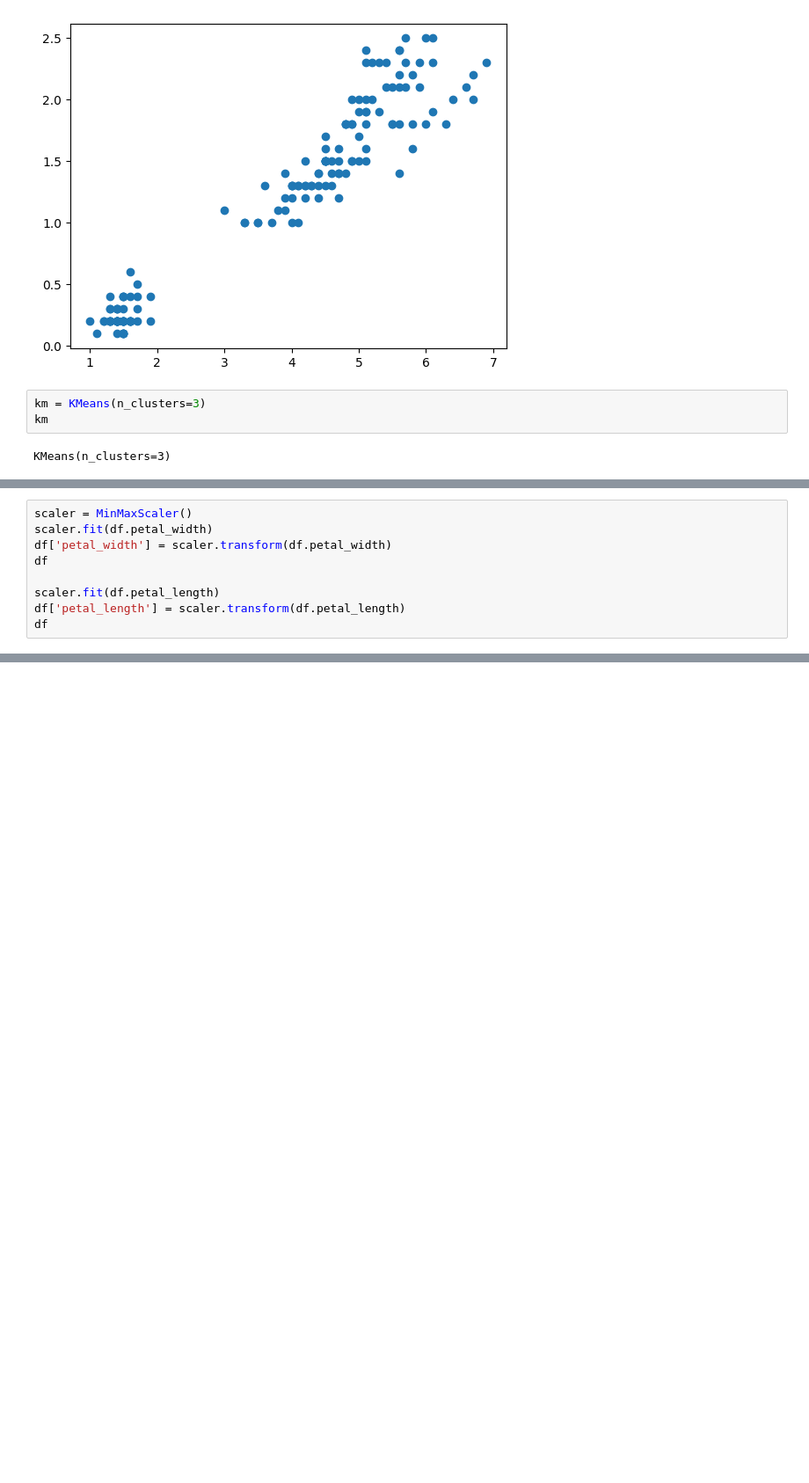
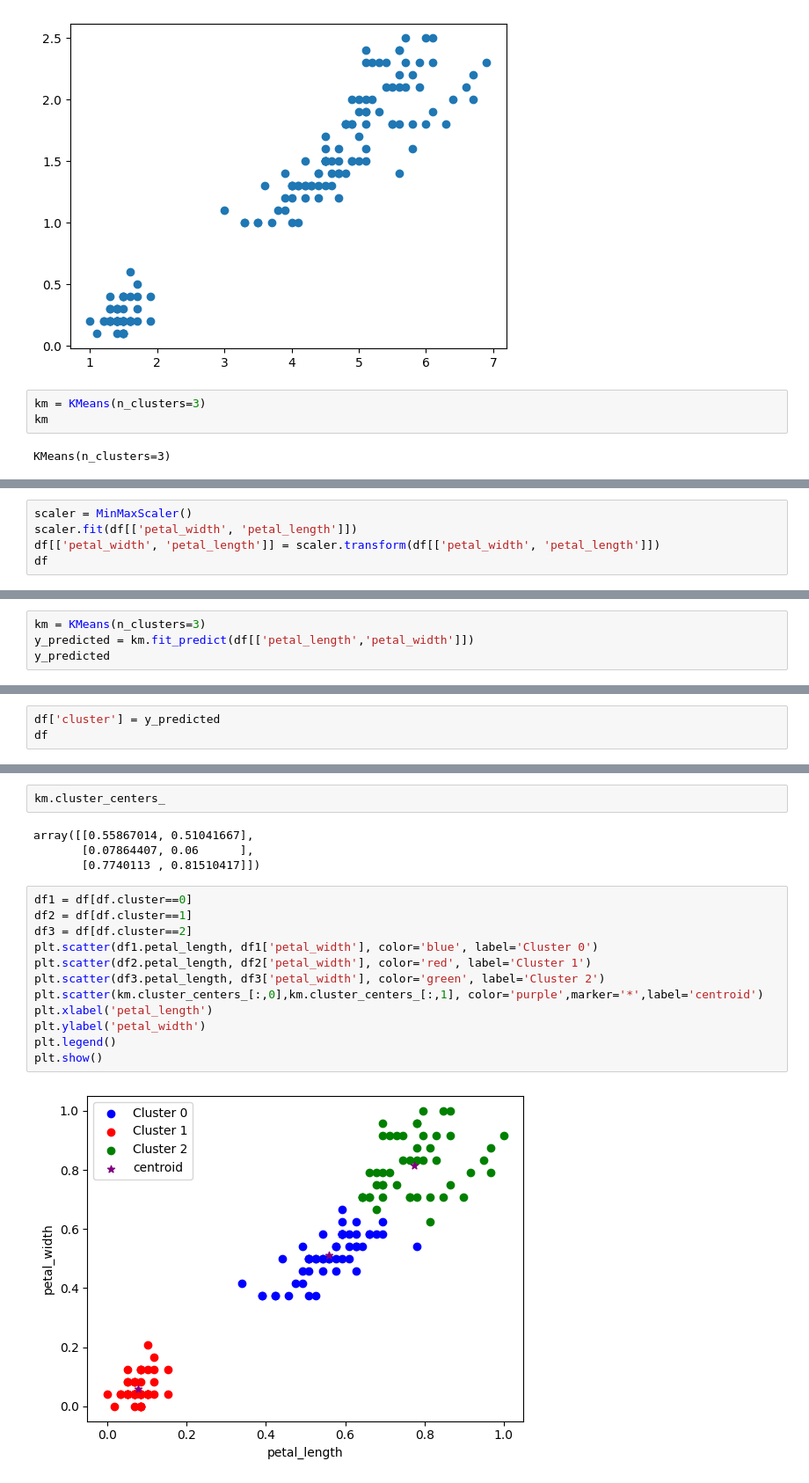
Before and after one commit to jahidhassanbd/ML-Basic-Coding, a Jupyter notebook: K-Means Klustering.ipynb, the cells around one changed output, grey strips where cells are left out. Shown: that part at 88% size. Drawn from its saved outputs; the diff is of its cells as text; blank space fills up the shorter version.

```diff
--- a/K-Means Klustering.ipynb
+++ b/K-Means Klustering.ipynb
@@ -66,10 +66,6 @@ plt.legend()
 # %%
 scaler = MinMaxScaler()
-scaler.fit(df.petal_width)
-df['petal_width'] = scaler.transform(df.petal_width)
+scaler.fit(df[['petal_width', 'petal_length']])
+df[['petal_width', 'petal_length']] = scaler.transform(df[['petal_width', 'petal_length']])
 df
-
-scaler.fit(df.petal_length)
-df['petal_length'] = scaler.transform(df.petal_length)
-df
 # %% [output]
@@ -76,0 +85,4 @@ ValueError: Expected a 2-dimensional container but got <class 'pandas.core.serie
+# %%
+km = KMeans(n_clusters=3)
+y_predicted = km.fit_predict(df[['petal_length','petal_width']])
+y_predicted
@@ -76,0 +97,3 @@ ValueError: Expected a 2-dimensional container but got <class 'pandas.core.serie
+# %%
+df['cluster'] = y_predicted
+df
@@ -76,0 +114,20 @@ ValueError: Expected a 2-dimensional container but got <class 'pandas.core.serie
+# %%
+km.cluster_centers_
+# %% [output]
+array([[0.55867014, 0.51041667],
+       [0.07864407, 0.06      ],
+       [0.7740113 , 0.81510417]])
+# %%
+df1 = df[df.cluster==0]
+df2 = df[df.cluster==1]
+df3 = df[df.cluster==2]
+plt.scatter(df1.petal_length, df1['petal_width'], color='blue', label='Cluster 0')
+plt.scatter(df2.petal_length, df2['petal_width'], color='red', label='Cluster 1')
+plt.scatter(df3.petal_length, df3['petal_width'], color='green', label='Cluster 2')
+plt.scatter(km.cluster_centers_[:,0],km.cluster_centers_[:,1], color='purple',marker='*',label='centroid')
+plt.xlabel('petal_length')
+plt.ylabel('petal_width')
+plt.legend()
+plt.show()
+# %% [output]
+[figure, added]
```
Also changed, not shown: parts of 9 cells of this notebook.
